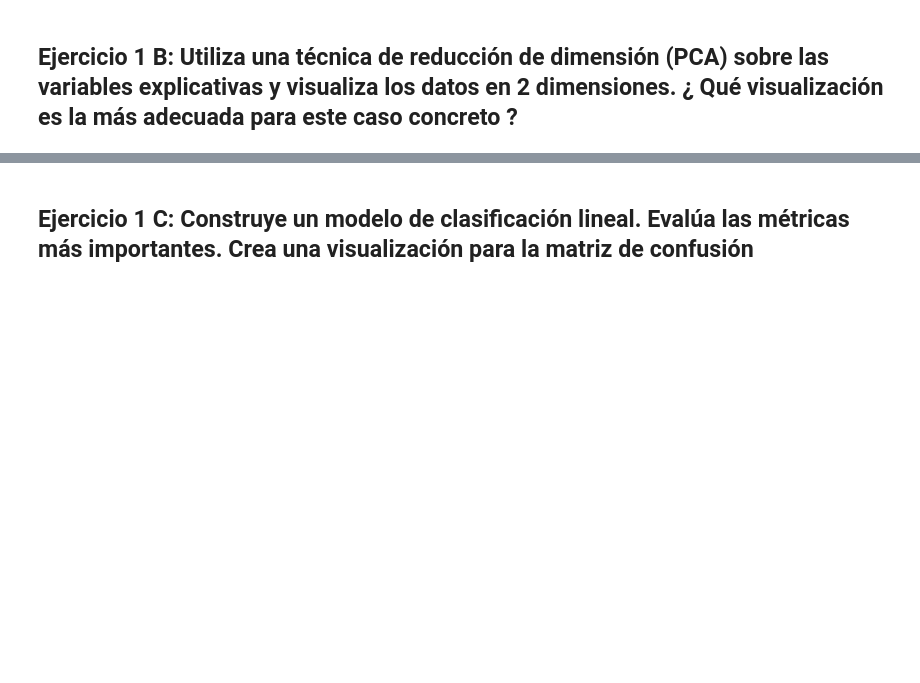
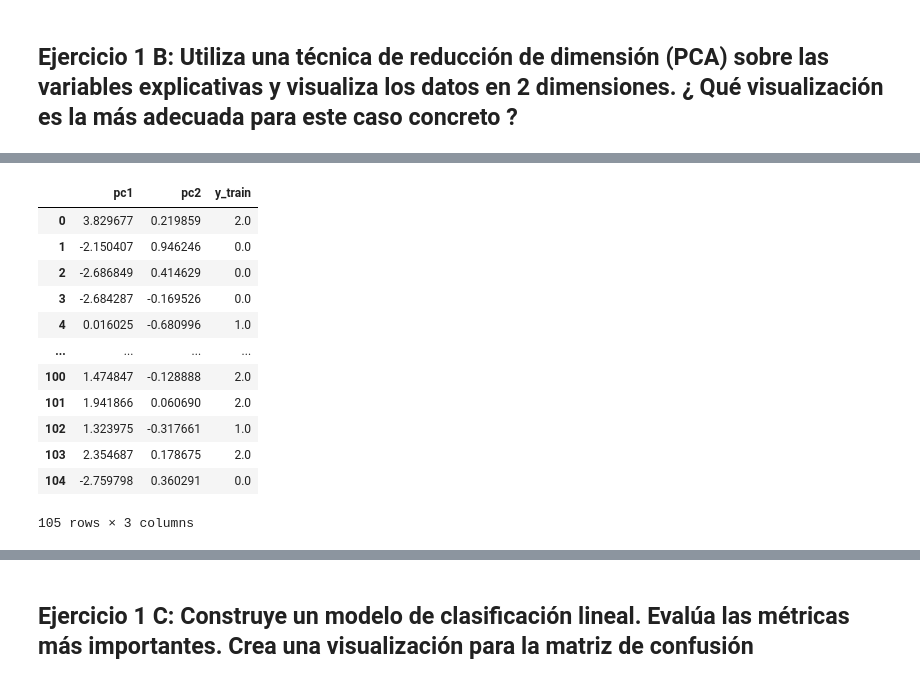
Before and after one commit to carlos-castro-davd/davd-2022-23, a Jupyter notebook: Tema 2. Creacion de informes con herramientas de visualizacion/2. Ejercicios de repaso para examen.ipynb, the cells around one changed output, grey strips where cells are left out. Saved outputs shown, nothing was run; the diff lists cells and outputs as text; code cells hidden in the pictures; blank space fills up the shorter version.

```diff
--- a/Tema 2. Creacion de informes con herramientas de visualizacion/2. Ejercicios de repaso para examen.ipynb
+++ b/Tema 2. Creacion de informes con herramientas de visualizacion/2. Ejercicios de repaso para examen.ipynb
@@ -6,0 +67,3 @@
+# %%
+X = data1[[x for x in data1.columns if x!='target']]
+y = data1['target']
@@ -6,0 +86,28 @@
+# %%
+X_train, X_test, y_train, y_test = train_test_split(X, y, test_size=0.3, random_state=1)
+# %%
+target_names = iris.target_names
+
+pca = PCA(n_components=2)
+X_train_r=pca.fit_transform(X_train)
+X_test_r=pca.transform(X_test)
+# %%
+#X_train_r
+y_train
+df_pca = pd.DataFrame(X_train_r, columns=["pc1","pc2"])
+df_pca["y_train"]=y_train.values
+df_pca
+# %% [output]
+|  | pc1 | pc2 | y_train |
+| 0 | 3.829677 | 0.219859 | 2.0 |
+| 1 | -2.150407 | 0.946246 | 0.0 |
+| 2 | -2.686849 | 0.414629 | 0.0 |
+| 3 | -2.684287 | -0.169526 | 0.0 |
+| 4 | 0.016025 | -0.680996 | 1.0 |
+| ... | ... | ... | ... |
+| 100 | 1.474847 | -0.128888 | 2.0 |
+| 101 | 1.941866 | 0.060690 | 2.0 |
+| 102 | 1.323975 | -0.317661 | 1.0 |
+| 103 | 2.354687 | 0.178675 | 2.0 |
+| 104 | -2.759798 | 0.360291 | 0.0 |
+105 rows × 3 columns
```
Also changed, not shown: parts of 16 cells of this notebook.
